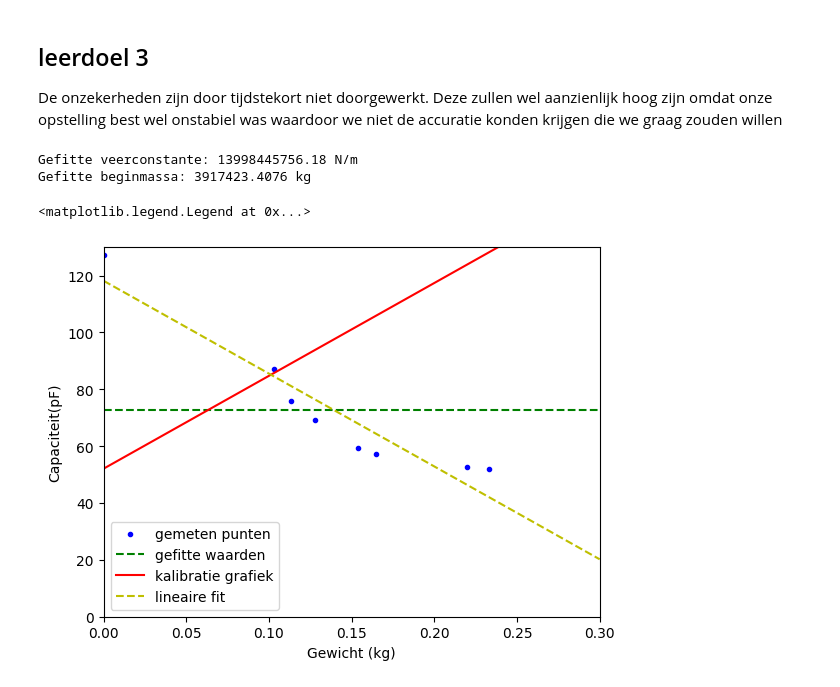
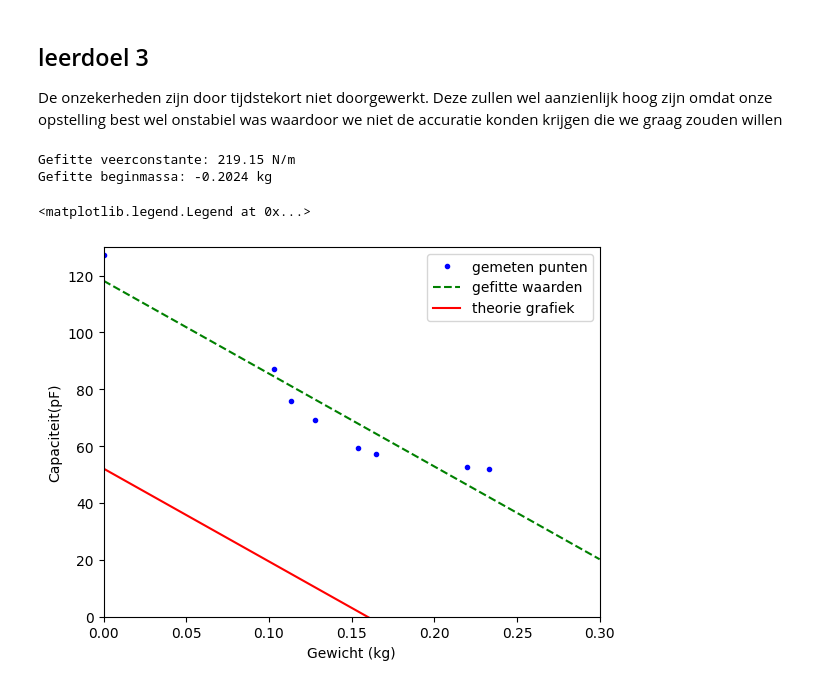
Before and after one commit to Rune-TuDelft/opdrachten-DEF-D, a Jupyter notebook: FysiekeOntwerpopdrachten/2OntwerpEenSensorCondensator/DEFOntwerpopdracht2OntwerpEenSensorInvulTemplate.ipynb, the cells around one changed output. Drawn from its saved outputs; the diff is of its cells as text; code cells hidden in the pictures.

Commit message:
puzzelen aan kalibratiegrafiek, werkt nog niet, heb geen tijd meer

```diff
--- a/FysiekeOntwerpopdrachten/2OntwerpEenSensorCondensator/DEFOntwerpopdracht2OntwerpEenSensorInvulTemplate.ipynb
+++ b/FysiekeOntwerpopdrachten/2OntwerpEenSensorCondensator/DEFOntwerpopdracht2OntwerpEenSensorInvulTemplate.ipynb
@@ -272,7 +267,7 @@ epsilon_r_plaat = 15.33 # bepaald door plaat tussen de condensator platen te dru
 veerc = Cv              # deze meting is waarschijnlijk inaccuraat, dus we fitten liever voor Cv
 
 def fit(m, m0, veerconstante):
-    u = ((m+m0) * g)/(-veerconstante)
+    u = ((m+m0) * g)/(veerconstante)
     C = epsilon_0 * (10 * u * epsilon_r_lucht + (1-10 * u * epsilon_r_plaat)) * (A / d)
     return C
 
@@ -284,7 +279,6 @@ fitresultaten = fit(massa_waarden, m0, veerconstante)
 print(f"Gefitte veerconstante: {veerconstante:.2f} N/m")
 print(f"Gefitte beginmassa: {m0:.4f} kg")
 
-
 plt.figure()
 plt.plot(m_array, f_array*1e12,'b.', label = 'gemeten punten')
 plt.plot(massa_waarden, fitresultaten*1e12, 'g--', label = 'gefitte waarden')
@@ -343,54 +333,42 @@ A = 1e-2
 d = 1.7e-3
 epsilon_0 = 8.854*1e-12
 epsilon_r_lucht = 1.00056
-epsilon_r_plaat = 15.33 # bepaald door plaat tussen de condensator platen te drukken en te vergelijken met lucht op dezelfde afstand
+epsilon_r_plaat = 15 # bepaald door plaat tussen de condensator platen te drukken en te vergelijken met lucht op dezelfde afstand
 veerc = gefitte_veerconstante             # deze meting is waarschijnlijk inaccuraat, dus we fitten liever voor Cv
 
 def fit(m, m0, veerconstante):
-    u = ((m+m0) * g)/(-veerconstante)
+    u = ((m+m0) * g)/(veerconstante)
     C = epsilon_0 * (10 * u * epsilon_r_lucht + (1-10 * u * epsilon_r_plaat)) * (A / d)
     return C
 
 
-#-----------LINEAIRE FIT------------------
-def fitnul(x, a, b):
-    return a*x + b
-
-bvar, bcov = curve_fit(fitnul, m_array, f_array)
-m0_test = bvar[0]
-veerconstante_test = bvar[1]
-#---------------------------------
-
-
 def C_theorie(m, veerconstante):
-    u = ((m) * g)/(-veerconstante)
+    u = ((m) * g)/(veerconstante)
     C = epsilon_0 * (10 * u * epsilon_r_lucht + (1-10 * u * epsilon_r_plaat)) * (A / d)
     return C
 
 var, cov = curve_fit(fit, m_array, f_array, p0=[200*1e-3, 15])
 massa_waarden = np.linspace(0, 300*1e-3, 200)
 m0 = var[0]
 veerconstante = var[1]
 fitresultaten = fit(massa_waarden, m0, veerconstante)
 print(f"Gefitte veerconstante: {veerconstante:.2f} N/m")
 print(f"Gefitte beginmassa: {m0:.4f} kg")
 
 
 
 plt.figure()
 plt.plot(m_array, f_array*1e12,'b.', label = 'gemeten punten')
 plt.plot(massa_waarden, fitresultaten*1e12, 'g--', label = 'gefitte waarden')
-plt.plot(massa_waarden, C_theorie(massa_waarden, gefitte_veerconstante)*1e12,
-         'r-', label = 'kalibratie grafiek')
-plt.plot(m_waardes_voor_plot, fitnul(m_waardes_voor_plot, bvar[0], bvar[1])*1e12,
-         'y--', label = 'lineaire fit')
+plt.plot(massa_waarden, C_theorie(massa_waarden, veerconstante)*1e12,
+         'r-', label = 'theorie grafiek')
 plt.ylabel('Capaciteit(pF)')
 plt.xlabel('Gewicht (kg)')
 plt.ylim(0,130)
 plt.xlim(0,0.3)
 plt.legend()
 # %% [output]
-Gefitte veerconstante: 13998445756.18 N/m
-Gefitte beginmassa: 3917423.4076 kg
+Gefitte veerconstante: 219.15 N/m
+Gefitte beginmassa: -0.2024 kg
 <matplotlib.legend.Legend at 0x...>
-[figure, old version]
+[figure, new version]
```
Also changed, not shown: parts of 5 cells of this notebook.
